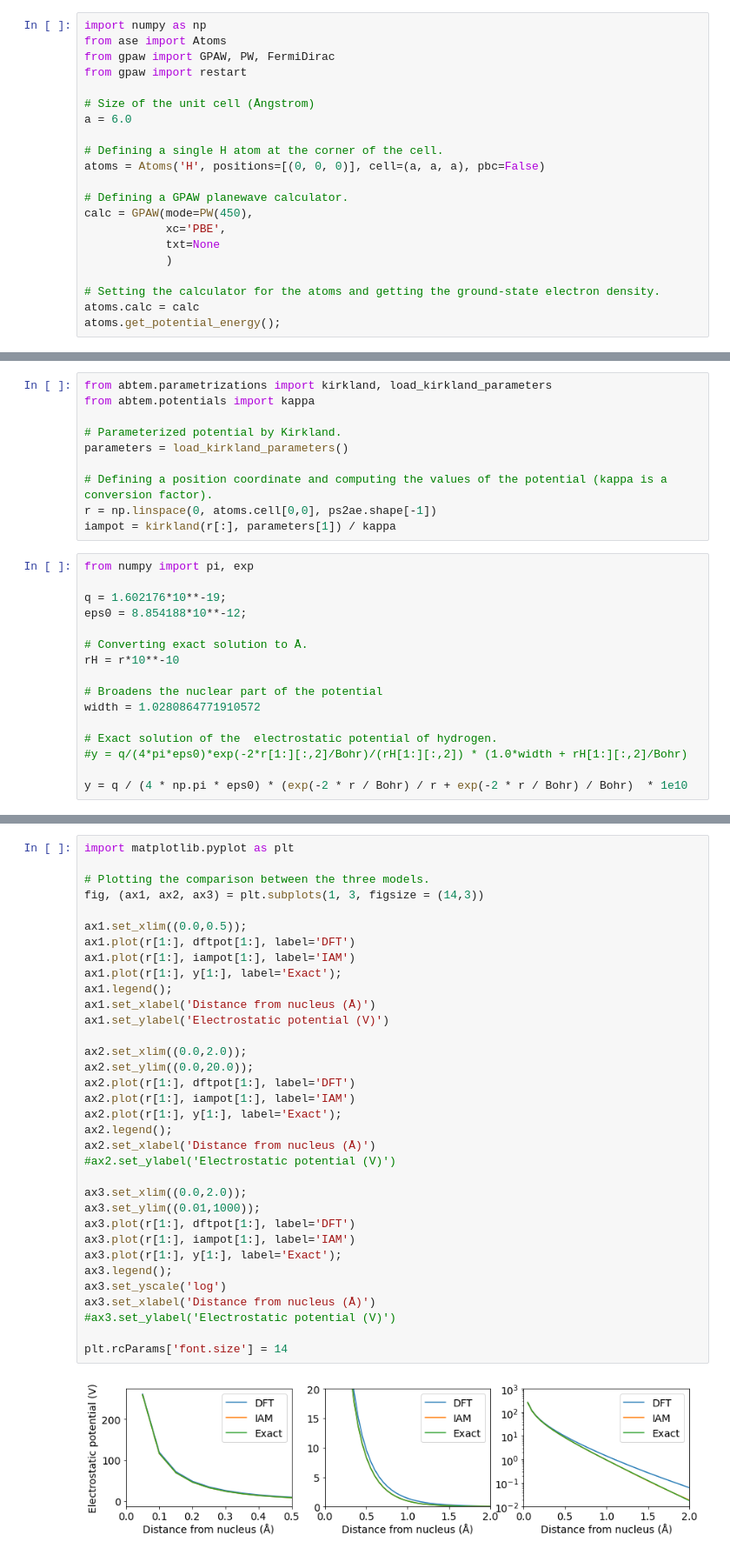
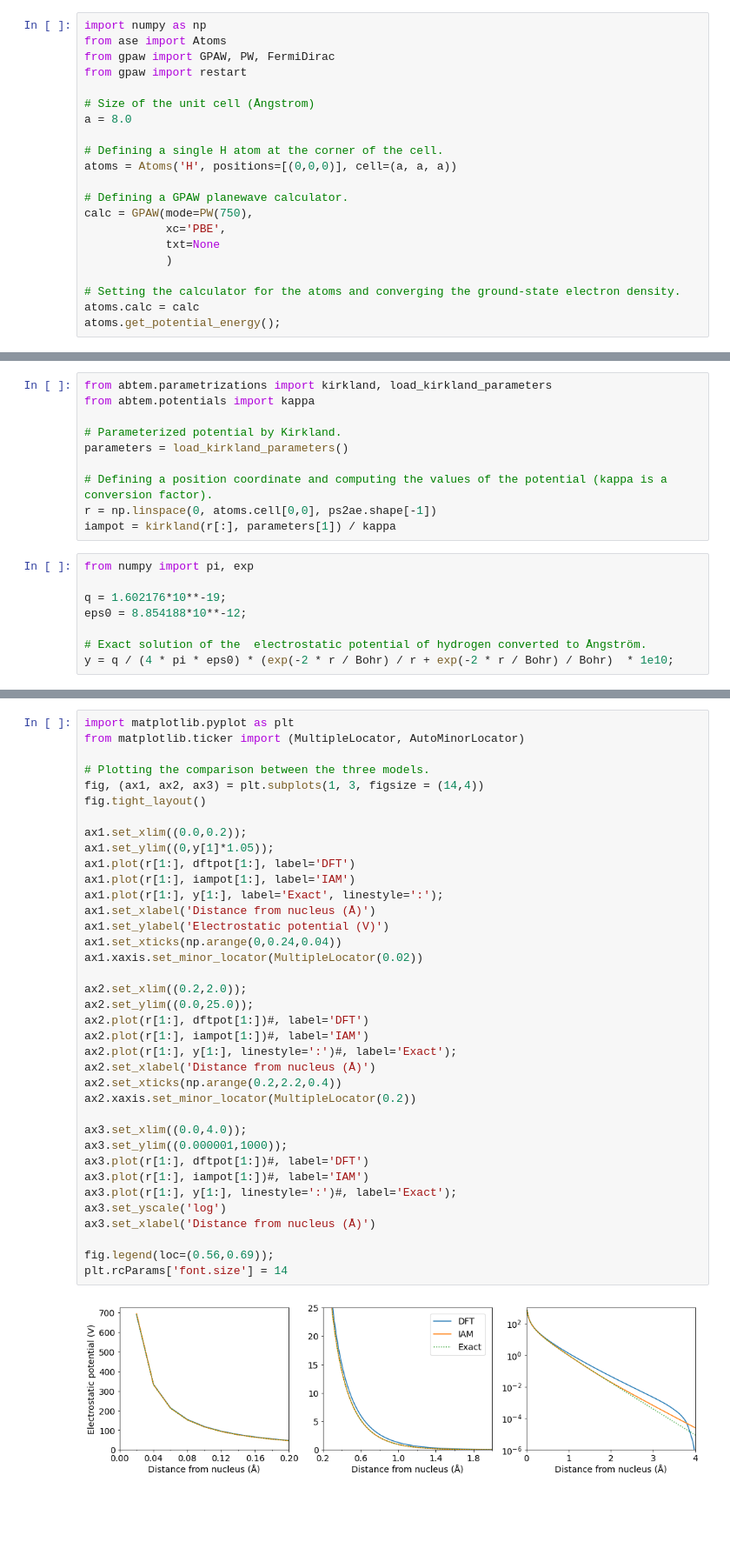
Before and after one commit to tem-elements/tem-elements, a Jupyter notebook: notebooks/H_atom.ipynb, the cells around one changed output, grey strips where cells are left out. Shown: that part at 87% size. Saved outputs shown, nothing was run; the diff lists cells and outputs as text; blank space fills up the shorter version.

Commit message:
Fixed H atom example.

```diff
--- a/notebooks/H_atom.ipynb
+++ b/notebooks/H_atom.ipynb
@@ -5,18 +5,18 @@ from gpaw import GPAW, PW, FermiDirac
 from gpaw import restart
 
 # Size of the unit cell (Ångstrom)
-a = 6.0
+a = 8.0
 
 # Defining a single H atom at the corner of the cell.
-atoms = Atoms('H', positions=[(0, 0, 0)], cell=(a, a, a), pbc=False)
+atoms = Atoms('H', positions=[(0,0,0)], cell=(a, a, a))
 
 # Defining a GPAW planewave calculator.
-calc = GPAW(mode=PW(450),
+calc = GPAW(mode=PW(750),
             xc='PBE',
             txt=None
             )
 
-# Setting the calculator for the atoms and getting the ground-state electron density.
+# Setting the calculator for the atoms and converging the ground-state electron density.
 atoms.calc = calc
 atoms.get_potential_energy();
 # %%
@@ -52,13 +52,5 @@ from numpy import pi, exp
 q = 1.602176*10**-19;
 eps0 = 8.854188*10**-12;
 
-# Converting exact solution to Å.
-rH = r*10**-10
-
-# Broadens the nuclear part of the potential
-width = 1.0280864771910572
-
-# Exact solution of the  electrostatic potential of hydrogen.
-#y = q/(4*pi*eps0)*exp(-2*r[1:][:,2]/Bohr)/(rH[1:][:,2]) * (1.0*width + rH[1:][:,2]/Bohr)
-
-y = q / (4 * np.pi * eps0) * (exp(-2 * r / Bohr) / r + exp(-2 * r / Bohr) / Bohr)  * 1e10
+# Exact solution of the  electrostatic potential of hydrogen converted to Ångström.
+y = q / (4 * pi * eps0) * (exp(-2 * r / Bohr) / r + exp(-2 * r / Bohr) / Bohr)  * 1e10;
@@ -69,36 +57,39 @@ dftpot[1]/y[0]
 # %%
 import matplotlib.pyplot as plt
+from matplotlib.ticker import (MultipleLocator, AutoMinorLocator)
 
 # Plotting the comparison between the three models.
-fig, (ax1, ax2, ax3) = plt.subplots(1, 3, figsize = (14,3))
+fig, (ax1, ax2, ax3) = plt.subplots(1, 3, figsize = (14,4))
+fig.tight_layout()
 
-ax1.set_xlim((0.0,0.5));
+ax1.set_xlim((0.0,0.2));
+ax1.set_ylim((0,y[1]*1.05));
 ax1.plot(r[1:], dftpot[1:], label='DFT')
 ax1.plot(r[1:], iampot[1:], label='IAM')
-ax1.plot(r[1:], y[1:], label='Exact');
-ax1.legend();
+ax1.plot(r[1:], y[1:], label='Exact', linestyle=':');
 ax1.set_xlabel('Distance from nucleus (Å)')
 ax1.set_ylabel('Electrostatic potential (V)')
+ax1.set_xticks(np.arange(0,0.24,0.04))
+ax1.xaxis.set_minor_locator(MultipleLocator(0.02))
 
-ax2.set_xlim((0.0,2.0));
-ax2.set_ylim((0.0,20.0));
-ax2.plot(r[1:], dftpot[1:], label='DFT')
-ax2.plot(r[1:], iampot[1:], label='IAM')
-ax2.plot(r[1:], y[1:], label='Exact');
-ax2.legend();
+ax2.set_xlim((0.2,2.0));
+ax2.set_ylim((0.0,25.0));
+ax2.plot(r[1:], dftpot[1:])#, label='DFT')
+ax2.plot(r[1:], iampot[1:])#, label='IAM')
+ax2.plot(r[1:], y[1:], linestyle=':')#, label='Exact');
 ax2.set_xlabel('Distance from nucleus (Å)')
-#ax2.set_ylabel('Electrostatic potential (V)')
+ax2.set_xticks(np.arange(0.2,2.2,0.4))
+ax2.xaxis.set_minor_locator(MultipleLocator(0.2))
 
-ax3.set_xlim((0.0,2.0));
-ax3.set_ylim((0.01,1000));
-ax3.plot(r[1:], dftpot[1:], label='DFT')
-ax3.plot(r[1:], iampot[1:], label='IAM')
-ax3.plot(r[1:], y[1:], label='Exact');
-ax3.legend();
+ax3.set_xlim((0.0,4.0));
+ax3.set_ylim((0.000001,1000));
+ax3.plot(r[1:], dftpot[1:])#, label='DFT')
+ax3.plot(r[1:], iampot[1:])#, label='IAM')
+ax3.plot(r[1:], y[1:], linestyle=':')#, label='Exact');
 ax3.set_yscale('log')
 ax3.set_xlabel('Distance from nucleus (Å)')
-#ax3.set_ylabel('Electrostatic potential (V)')
 
+fig.legend(loc=(0.56,0.69));
 plt.rcParams['font.size'] = 14
 # %% [output]
-[figure, old version]
+[figure, new version]
```
Also changed, not shown: parts of 3 cells of this notebook.
